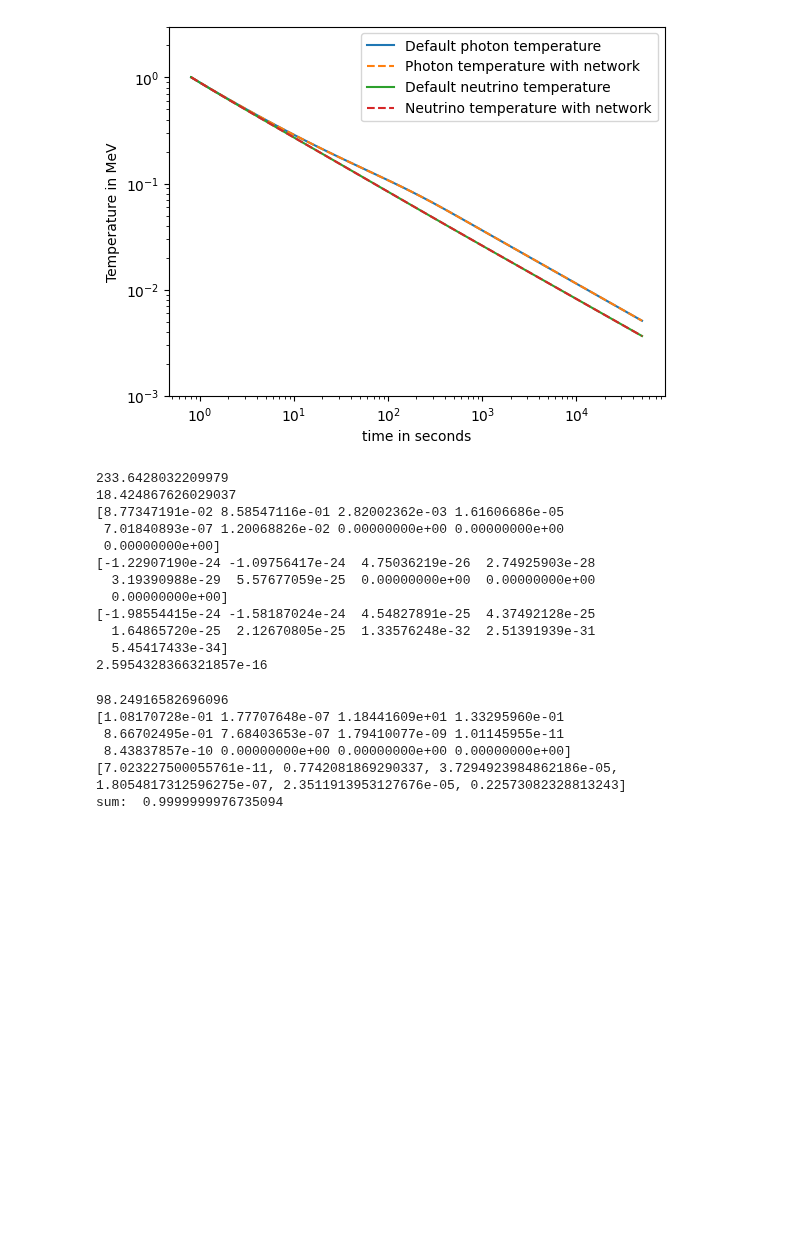
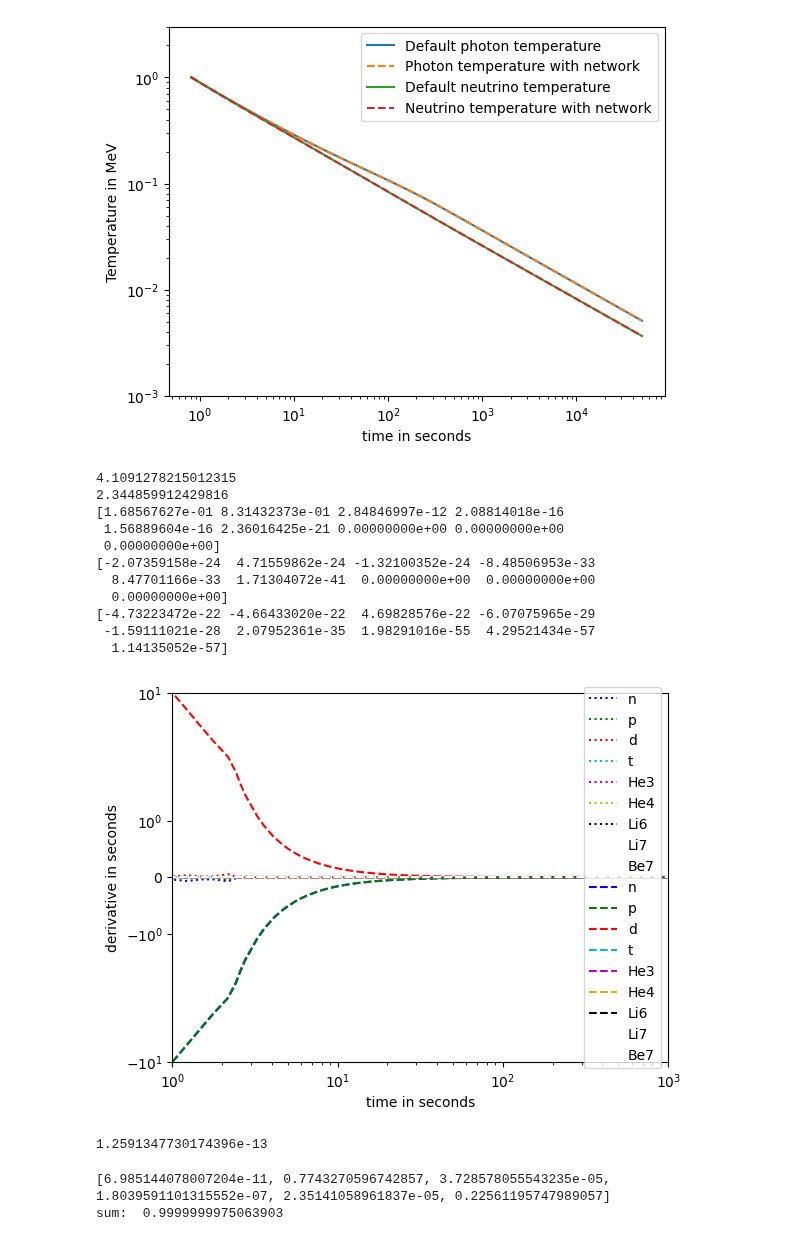
Before and after one commit to hansbdein/Speciale, a Jupyter notebook: bbn_pynucastro.ipynb, the cells around one changed output. Cells and saved outputs as stored; diff of their text form; code cells hidden in the pictures; blank space fills up the shorter version.

```diff
--- a/bbn_pynucastro.ipynb
+++ b/bbn_pynucastro.ipynb
@@ -226,6 +226,7 @@ Xn_ini = 1/(np.exp(Q/T_ini)+1)
 
 Y_ini[1] = 1 - Xn_ini    #Set initial proton mass fraction
 Y_ini[0] = Xn_ini        #Set initial neutron mass fraction
+Y_ini[2] = 1e-12         #Set initial deuterium mass fraction
 
 #mass of various nuclei converted to MeV
 m_n  =  1.0086649159  *M_u
@@ -503,7 +504,7 @@ import He4_test_integrate as He4_n
 #len(solY.y[n_bparams:][0])
 #len(solY.t)
 #solY.t[120]/timeunit
-step=120
+step=30
 print(solY.t[step]/timeunit)
 print(solY.y[2][step])
 #[solY.y[n_bparams:][i][120] for i in range(6)]
@@ -511,49 +512,50 @@ print(solY.y[n_bparams:].T[step])
 print(dYdt(solY.t[step],solY.y[n_bparams:].T[step],solY.y[0][step],solY.y[2][step]))
 print(bbn_n.rhs(solY.t[step]/timeunit, solY.y[n_bparams:].T[step],eta_ini*n_gamma_ini/solY.y[2][step]**3*m_p*gcm3, solY.y[0][step]*TMeV2T9*1e9)/timeunit)
 
-
+'''
 '''
 #e4 til e3
 def oldderiv(step):
-    return timeunit*dYdt(solY.t[step],solY.y[n_bparams:].T[step],solY.y[0][step],solY.y[2][step])/np.sqrt(solY.y[n_bparams:].T[step])#/np.sqrt(solY.y[n_bparams:].T[step])
+    return timeunit*dYdt(solY.t[step],solY.y[n_bparams:].T[step],solY.y[0][step],solY.y[2][step])#/np.sqrt(solY.y[n_bparams:].T[step])#/np.sqrt(solY.y[n_bparams:].T[step])
 
 def newderiv(step):
     return bbn_n.rhs(solY.t[step]/timeunit, solY.y[n_bparams:].T[step],eta_ini*n_gamma_ini/solY.y[2][step]**3*m_p*gcm3, solY.y[0][step]*TMeV2T9*1e9)#/np.sqrt(solY.y[n_bparams:].T[step])
-plt.gca().set_prop_cycle(color=['b', 'g', 'r', 'c', 'm', 'y', 'k', 'w', '#FF5733'])
+plt.gca().set_prop_cycle(color=['b', 'g', 'r', 'c', 'm', 'y', 'k', 'w', 'w'])
 #plt.figure('test')
 
 plt.plot(solY.t/timeunit, [oldderiv(step) for step in range(len(solY.t))], ':',label=['n','p','d','t','He3','He4','Li6','Li7','Be7'])
 plt.plot(solY.t/timeunit, [newderiv(step) for step in range(len(solY.t))],'--', label=['n','p','d','t','He3','He4','Li6','Li7','Be7'])
 
 
 plt.xlabel('time in seconds')
 plt.ylabel('derivative in seconds')
 #plt.ylim(1e-14,3)
-plt.ylim(-0.1,0.1)
+plt.ylim(-10,10)
 plt.xlim(1,1e3)
 
 plt.xscale('log')
 plt.yscale('symlog')
 
-plt.legend()
+plt.legend(loc=5)
 
 plt.show()
-'''
+
 
 print(eta_ini*n_gamma_ini/solY.y[2][step]**3*m_p/gcm3)
 # %% [output]
-233.6428032209979
-18.424867626029037
-[8.77347191e-02 8.58547116e-01 2.82002362e-03 1.61606686e-05
- 7.01840893e-07 1.20068826e-02 0.00000000e+00 0.00000000e+00
+4.1091278215012315
+2.344859912429816
+[1.68567627e-01 8.31432373e-01 2.84846997e-12 2.08814018e-16
+ 1.56889604e-16 2.36016425e-21 0.00000000e+00 0.00000000e+00
  0.00000000e+00]
-[-1.22907190e-24 -1.09756417e-24  4.75036219e-26  2.74925903e-28
-  3.19390988e-29  5.57677059e-25  0.00000000e+00  0.00000000e+00
+[-2.07359158e-24  4.71559862e-24 -1.32100352e-24 -8.48506953e-33
+  8.47701166e-33  1.71304072e-41  0.00000000e+00  0.00000000e+00
   0.00000000e+00]
-[-1.98554415e-24 -1.58187024e-24  4.54827891e-25  4.37492128e-25
-  1.64865720e-25  2.12670805e-25  1.33576248e-32  2.51391939e-31
-  5.45417433e-34]
-2.5954328366321857e-16
+[-4.73223472e-22 -4.66433020e-22  4.69828576e-22 -6.07075965e-29
+ -1.59111021e-28  2.07952361e-35  1.98291016e-55  4.29521434e-57
+  1.14135052e-57]
+[figure, added]
+1.2591347730174396e-13
 # %%
 #New Reaction rates
 
@@ -584,16 +587,15 @@ n_bparams=3
         # enumeration for different isotopes
         #  0   1   2    3    4    5     6     7     8
 Y_labels=['n','p','d','t','He3','He4','Li6','Li7','Be7']
-
-step=80
+'''
+step=20
 print(solY.t[step]/timeunit)
-#[solY.y[n_bparams:][i][120] for i in range(6)]
 print(solY.y.T[step])
 initial_param=solY.y.T[step]
 t_range=[solY.t[step],5e4*timeunit]
-
-#initial_param=[T_ini,h_ini,1]+list(Y_ini)
-#t_range=[t_ini,5e4*timeunit]
+'''
+initial_param=[T_ini,h_ini,1]+list(Y_ini)
+t_range=[t_ini,5e4*timeunit]
 
 
 def ndbackground(t,y):   #solve h and T, y[0] = T, y[1] = h and y[2] = a
@@ -616,12 +618,8 @@ abun=[abun[-1] for abun in nsolY.y[n_bparams:]]
 print([abun[0],abun[1],2*abun[2],3*abun[3],3*abun[4],4*abun[5]])
 print('sum: ',abun[0]+abun[1]+2*abun[2]+3*abun[3]+3*abun[4]+4*abun[5])
 # %% [output]
-98.24916582696096
-[1.08170728e-01 1.77707648e-07 1.18441609e+01 1.33295960e-01
- 8.66702495e-01 7.68403653e-07 1.79410077e-09 1.01145955e-11
- 8.43837857e-10 0.00000000e+00 0.00000000e+00 0.00000000e+00]
-[7.023227500055761e-11, 0.7742081869290337, 3.7294923984862186e-05, 1.8054817312596275e-07, 2.3511913953127676e-05, 0.22573082328813243]
-sum:  0.9999999976735094
+[6.985144078007204e-11, 0.7743270596742857, 3.728578055543235e-05, 1.8039591101315552e-07, 2.35141058961837e-05, 0.22561195747989057]
+sum:  0.9999999975063903
 # %%
 nsolY.y
 #TMeV2T9
```
Also changed, not shown: parts of 5 cells of this notebook.
